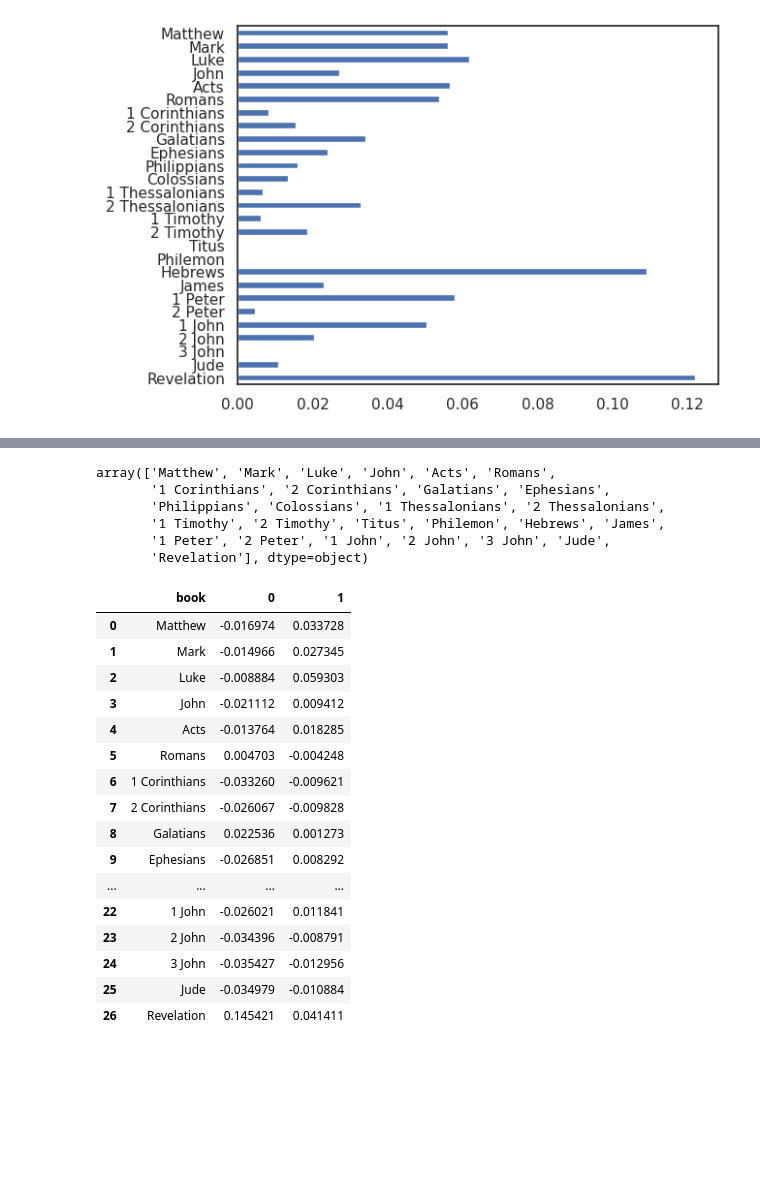
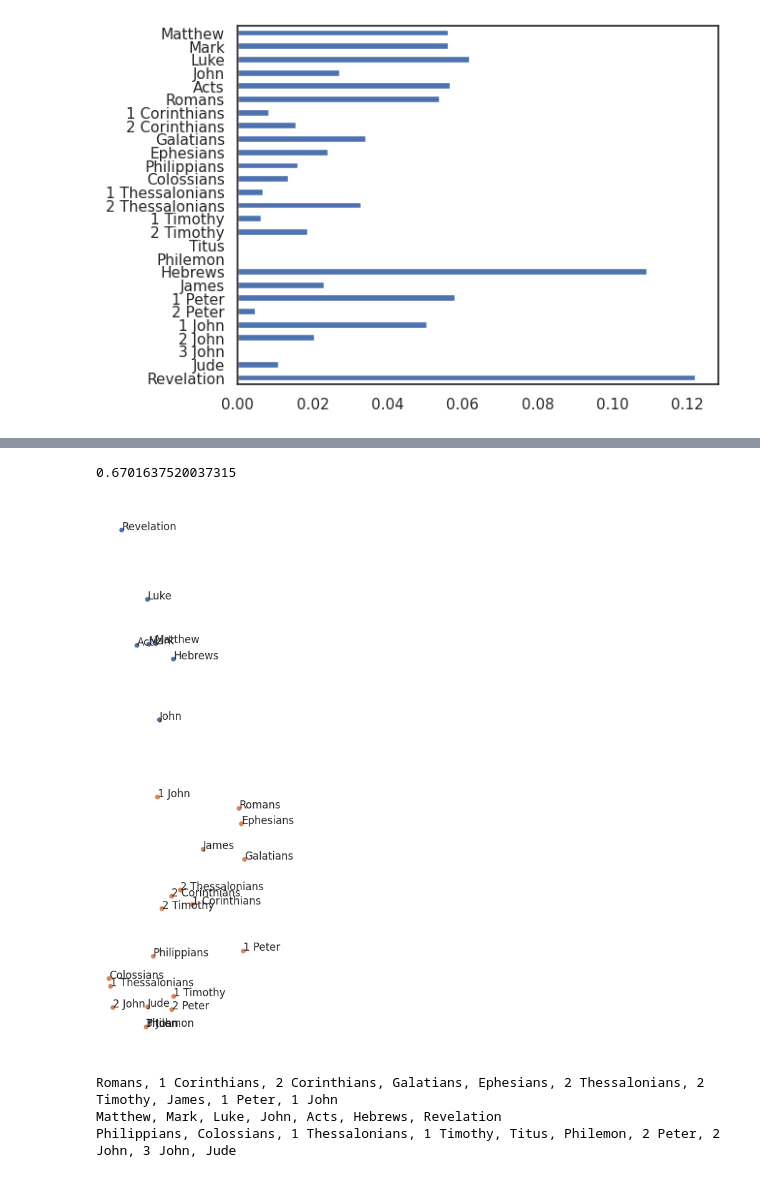
Before and after one commit to Tussky/Old-Testament-References, a Jupyter notebook: old-testament-use.ipynb, the cells around one changed output, grey strips where cells are left out. Drawn from its saved outputs; the diff is of its cells as text; code cells hidden in the pictures; blank space fills up the shorter version.

```diff
--- a/old-testament-use.ipynb
+++ b/old-testament-use.ipynb
@@ -70,32 +81,0 @@ plt.scatter(new_comps[:, 0], new_comps[:, 1])
-# %%
-nt['book'].unique()
-# %% [output]
-array(['Matthew', 'Mark', 'Luke', 'John', 'Acts', 'Romans',
-       '1 Corinthians', '2 Corinthians', 'Galatians', 'Ephesians',
-       'Philippians', 'Colossians', '1 Thessalonians', '2 Thessalonians',
-       '1 Timothy', '2 Timothy', 'Titus', 'Philemon', 'Hebrews', 'James',
-       '1 Peter', '2 Peter', '1 John', '2 John', '3 John', 'Jude',
-       'Revelation'], dtype=object)
-# %%
-new_df = pd.DataFrame(data=new_comps)
-new_df['book'] = nt['book'].unique()
-new_df = new_df[['book', 0, 1]]
-new_df
-# %% [output]
-|  | book | 0 | 1 |
-| 0 | Matthew | -0.016974 | 0.033728 |
-| 1 | Mark | -0.014966 | 0.027345 |
-| 2 | Luke | -0.008884 | 0.059303 |
-| 3 | John | -0.021112 | 0.009412 |
-| 4 | Acts | -0.013764 | 0.018285 |
-| 5 | Romans | 0.004703 | -0.004248 |
-| 6 | 1 Corinthians | -0.033260 | -0.009621 |
-| 7 | 2 Corinthians | -0.026067 | -0.009828 |
-| 8 | Galatians | 0.022536 | 0.001273 |
-| 9 | Ephesians | -0.026851 | 0.008292 |
-| ... | ... | ... | ... |
-| 22 | 1 John | -0.026021 | 0.011841 |
-| 23 | 2 John | -0.034396 | -0.008791 |
-| 24 | 3 John | -0.035427 | -0.012956 |
-| 25 | Jude | -0.034979 | -0.010884 |
-| 26 | Revelation | 0.145421 | 0.041411 |
@@ -108,0 +82,31 @@ px.scatter(
+# %%
+flat_props = use_props.values.flatten()
+minv = flat_props[flat_props != 0].min()
+pca = PCA(n_components=2)
+logged_props = np.log(use_props+minv)
+# %%
+def plot(logged_props, books, scale, **kwargs):
+    pca = PCA(n_components=2)
+    new_comps = pca.fit_transform(logged_props)
+    print(pca.explained_variance_ratio_.sum())
+
+    new_df = pd.DataFrame(data=new_comps, columns=['x', 'y'])
+    new_df['book'] = books
+    new_df = new_df[['book', 'x', 'y']]
+
+    ax = sns.scatterplot(
+        new_df,
+        x = 'y',
+        y = 'x',
+        **kwargs
+    )
+    for x, y, book in new_df[['x', 'y', 'book']].values:
+        ax.annotate(book, (y, x))
+    ax.set_axis_off()
+    ax.figure.set_size_inches(scale * (new_df['y'].max() - new_df['y'].min()), scale * (new_df['x'].max() - new_df['x'].min()))
+    return ax
+# %%
+from sklearn.cluster import AgglomerativeClustering
+
+hc = AgglomerativeClustering(n_clusters=2, metric='euclidean', linkage='ward')
+labels = hc.fit_predict(logged_props)
@@ -108,0 +115,15 @@ px.scatter(
+# %%
+ax = plot(logged_props, nt_books.values, hue=labels.astype(str), scale=.5)
+ax.get_legend().remove()
+plt.tight_layout()
+ax.figure.savefig('../Desktop/nt.png')
+# %% [output]
+0.6701637520037315
+[figure, added]
+# %%
+for label in range(3):
+    print(*nt_books[labels == label], sep=', ')
+# %% [output]
+Romans, 1 Corinthians, 2 Corinthians, Galatians, Ephesians, 2 Thessalonians, 2 Timothy, James, 1 Peter, 1 John
+Matthew, Mark, Luke, John, Acts, Hebrews, Revelation
+Philippians, Colossians, 1 Thessalonians, 1 Timothy, Titus, Philemon, 2 Peter, 2 John, 3 John, Jude
```
Also changed, not shown: parts of 14 cells of this notebook.
